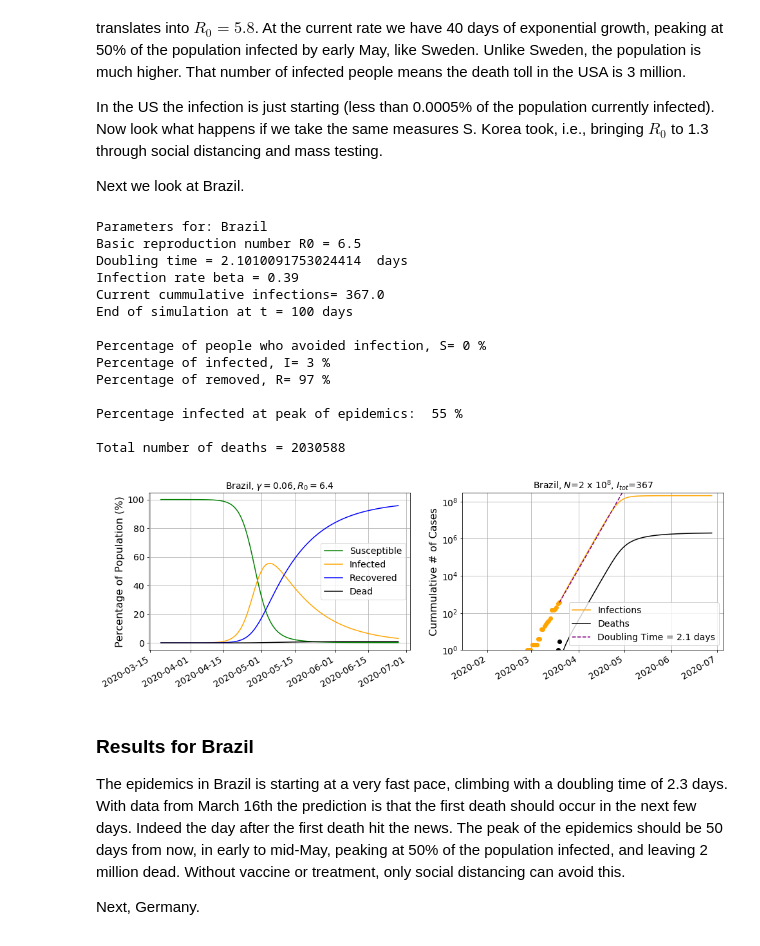
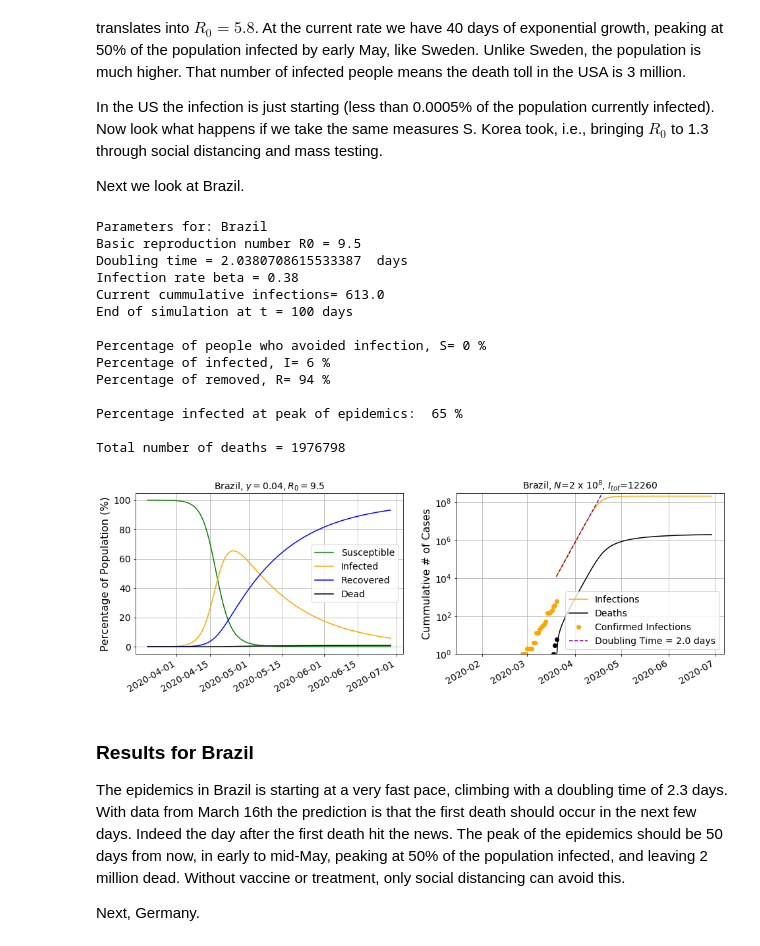
Before and after one commit to wlyra/covid19, a Jupyter notebook: covid19.ipynb, the cells around one changed output. Cells and saved outputs as stored; diff of their text form; code cells hidden in the pictures.

Commit message:
update of notebook with different mortality rates for Italy, and taking into account unreported cases.

```diff
--- a/covid19.ipynb
+++ b/covid19.ipynb
@@ -72,9 +71,7 @@ import sys
 #
 # R0 vs doubling time
 #
-
-gamma = 0.06
-mu = 0.01
+gamma = 0.04
 R0=np.linspace(1.003,12.5,100)
 doubling_time = np.log(2.)/(gamma*(R0-1))
 plt.figure(figsize=(11,7))
@@ -466,30 +454,26 @@ def RK3(f):
 
     return results
 # %%
-def plottage(country,results):
+ def plottage(country,results):
 
     import matplotlib.dates as mdates
 
     t=np.array(results['Time'])
     S=np.array(results['Susceptible'])
-    R=np.array(results['Removed'])
+    R=np.array(results['Recovered'])
+    D=np.array(results['Recovered'])
     I=np.array(results['Infected'])
     N=country['N']
     I0=I[0]*N
     R0=country['R0']
     gamma=country['gamma']
+    mu = country['mu']
     dbt = country['doubling time']
     days_past = country['days past']
     deaths = country['deaths']
 #
     #language='Portuguese'
     language='English'
-
-#
-#  fractions of remove into cured and dead bins
-#
-    C=(1-mu)*R
-    D=mu*R
 #
     if (language=='English'):
         strS='Susceptible'
@@ -525,6 +509,15 @@ def plottage(country,results):
 
 # Evolution of the populations
 
+    C=(1-mu)*R
+    n=len(R)
+    D=mu*R#np.zeros(n)
+    #for i in range(n):
+    #    if (i < 14):
+    #        D[i]=0.
+    #    else:
+    #        D[i]=mu*R[i-14]
+
     datelist=[]
     for i in range(len(t)):
         datelist.append(datetime.datetime.today() + datetime.timedelta(days=t[i]))
@@ -542,15 +535,25 @@ def plottage(country,results):
 # Cumulative number of infections and deaths
 
     ax2.plot(date,N*(I+R),color='orange',label=strII)
+    #ax2.plot(date,N*C,color='blue',label=strR)
+    #ax2.plot(date[14:n-1],N*D[14:n-1],color='black',label=strDD)
     ax2.plot(date,N*D,color='black',label=strDD)
+
+    #ax2.plot(t,N*(I+R),color='orange',label=strII)
+    #ax2.plot(t[14:n-1],N*D[14:n-1],'o',color='black',label=strDD)
+    #ax2.set_xlim([-15,1])
+    #print(t)
+
 
     pastdatelist=[]
     for i in range(len(days_past)):
         pastdatelist.append(datetime.datetime.today() + datetime.timedelta(days=days_past[i]))
     pastdate64=np.array(pastdatelist, dtype='datetime64')
     pastdate=pastdate64.astype('O')
-    ax2.plot(pastdate,country['cases'],'o',color='orange')
+    ax2.plot(pastdate,country['cases'],'o',color='orange',label='Confirmed Infections')
+    ##ax2.plot(pastdate,country['recovered'],'o',color='blue')
     ax2.plot(pastdate,country['deaths'],'o',color='black')
+
 
 # Overplot the initial exponential rate
 
@@ -567,14 +570,13 @@ def plottage(country,results):
     ax1.legend()
     #ax1.set_xlim([0,t.max()])
     strR0 = np.str(np.int(R0))+'.'+np.str(np.int(10*(R0-np.int(R0))))
-    title=name+", $\gamma=0.06,R_0=$"+strR0
+    title=name+", $\gamma=0.04,R_0=$"+strR0
     ax1.set_title(title)
     ax1.grid()
 
     ax2.set_yscale("log")
     ax2.set_ylim([1,1.5*N])
-    #ax2.set_xlim([days_past.min(),t.max()])
-    #ax2.set_xlabel(strDays)
+    #ax2.set_xlim(['2020-03-10','2020-03-30'])
     ax2.set_ylabel(strCas)
     char = np.int(np.log10(N))
     mant = np.int(np.round(10**(np.log10(N)-char)))
@@ -712,25 +690,24 @@ In the US the infection is just starting (less than 0.0005% of the population cu
 
 Next we look at Brazil.
 # %%
-#country = select_country('USA with Korea R0')
 country = select_country('Brazil')
-f = plottage(country,RK3(country))
+plottage(country,RK3(country))
 # %% [output]
 Parameters for: Brazil
-Basic reproduction number R0 = 6.5
-Doubling time = 2.1010091753024414  days
-Infection rate beta = 0.39
-Current cummulative infections= 367.0
+Basic reproduction number R0 = 9.5
+Doubling time = 2.0380708615533387  days
+Infection rate beta = 0.38
+Current cummulative infections= 613.0
 End of simulation at t = 100 days
 
 Percentage of people who avoided infection, S= 0 %
-Percentage of infected, I= 3 %
-Percentage of removed, R= 97 %
+Percentage of infected, I= 6 %
+Percentage of removed, R= 94 %
 
-Percentage infected at peak of epidemics:  55 %
+Percentage infected at peak of epidemics:  65 %
 
-Total number of deaths = 2030588
+Total number of deaths = 1976798
-[figure, old version]
+[figure, new version]
 # %% [markdown]
 ### Results for Brazil
 
```
Also changed, not shown: parts of 12 cells of this notebook.
